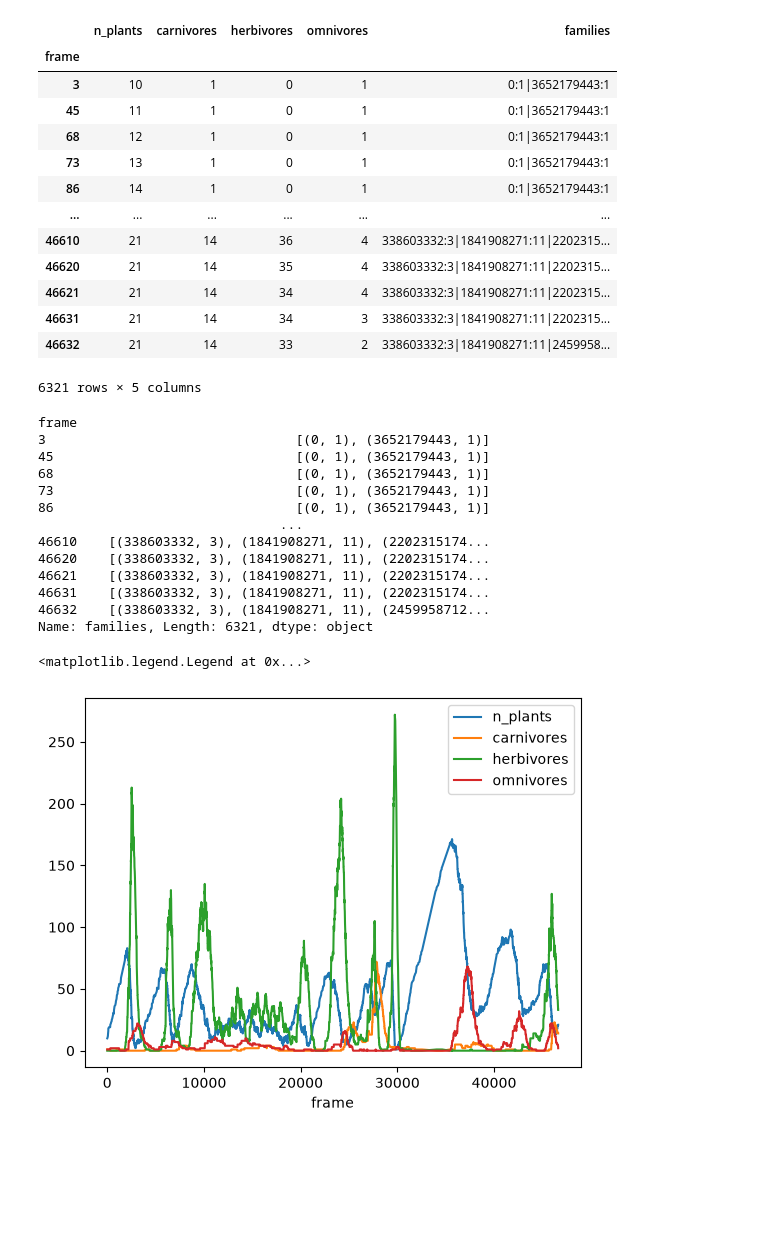
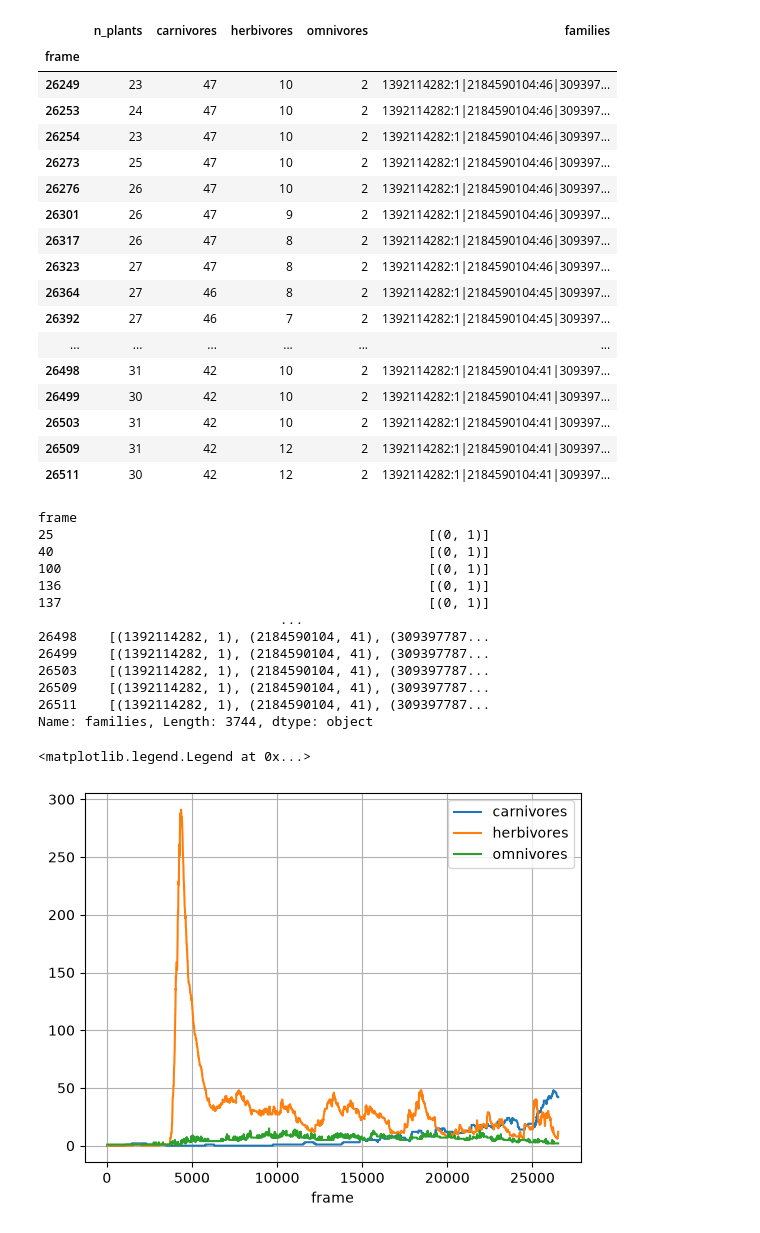
Before and after one commit to losredoe132/creatures, a Jupyter notebook: analysis/analysis.ipynb, the cells around one changed output. Saved outputs shown, nothing was run; the diff lists cells and outputs as text; code cells hidden in the pictures; blank space fills up the shorter version.

```diff
--- a/analysis/analysis.ipynb
+++ b/analysis/analysis.ipynb
@@ -5,7 +5,7 @@ import re
 import json
 import matplotlib.pyplot as plt
 # %%
-p = Path("/home/finn/workspace/creatures/logs/simulation_1782563299.log")
+p = Path("/home/finn/workspace/creatures/logs/simulation_1782586080.log")
 assert p.exists()
 # %%
 with open(p, "r") as f:
@@ -89,44 +74,49 @@ def extract_population_data(line):
     return m
 # %%
 df = pd.DataFrame(list(filter(None, map(extract_population_data, lines)))).set_index("frame")
-df
+df.tail(25)
 # %% [output]
 |  | n_plants | carnivores | herbivores | omnivores | families |
 | frame |  |  |  |  |  |
-| 3 | 10 | 1 | 0 | 1 | 0:1|3652179443:1 |
-| 45 | 11 | 1 | 0 | 1 | 0:1|3652179443:1 |
-| 68 | 12 | 1 | 0 | 1 | 0:1|3652179443:1 |
-| 73 | 13 | 1 | 0 | 1 | 0:1|3652179443:1 |
-| 86 | 14 | 1 | 0 | 1 | 0:1|3652179443:1 |
+| 26249 | 23 | 47 | 10 | 2 | 1392114282:1|2184590104:46|309397... |
+| 26253 | 24 | 47 | 10 | 2 | 1392114282:1|2184590104:46|309397... |
+| 26254 | 23 | 47 | 10 | 2 | 1392114282:1|2184590104:46|309397... |
+| 26273 | 25 | 47 | 10 | 2 | 1392114282:1|2184590104:46|309397... |
+| 26276 | 26 | 47 | 10 | 2 | 1392114282:1|2184590104:46|309397... |
+| 26301 | 26 | 47 | 9 | 2 | 1392114282:1|2184590104:46|309397... |
+| 26317 | 26 | 47 | 8 | 2 | 1392114282:1|2184590104:46|309397... |
+| 26323 | 27 | 47 | 8 | 2 | 1392114282:1|2184590104:46|309397... |
+| 26364 | 27 | 46 | 8 | 2 | 1392114282:1|2184590104:45|309397... |
+| 26392 | 27 | 46 | 7 | 2 | 1392114282:1|2184590104:45|309397... |
 | ... | ... | ... | ... | ... | ... |
-| 46610 | 21 | 14 | 36 | 4 | 338603332:3|1841908271:11|2202315... |
-| 46620 | 21 | 14 | 35 | 4 | 338603332:3|1841908271:11|2202315... |
-| 46621 | 21 | 14 | 34 | 4 | 338603332:3|1841908271:11|2202315... |
-| 46631 | 21 | 14 | 34 | 3 | 338603332:3|1841908271:11|2202315... |
-| 46632 | 21 | 14 | 33 | 2 | 338603332:3|1841908271:11|2459958... |
+| 26498 | 31 | 42 | 10 | 2 | 1392114282:1|2184590104:41|309397... |
+| 26499 | 30 | 42 | 10 | 2 | 1392114282:1|2184590104:41|309397... |
+| 26503 | 31 | 42 | 10 | 2 | 1392114282:1|2184590104:41|309397... |
+| 26509 | 31 | 42 | 12 | 2 | 1392114282:1|2184590104:41|309397... |
+| 26511 | 30 | 42 | 12 | 2 | 1392114282:1|2184590104:41|309397... |
-6321 rows × 5 columns
 # %%
 df["families"].str.split("|").apply(lambda x: [tuple(map(int, f.split(":"))) for f in x])
 # %% [output]
 frame
-3                                [(0, 1), (3652179443, 1)]
-45                               [(0, 1), (3652179443, 1)]
-68                               [(0, 1), (3652179443, 1)]
-73                               [(0, 1), (3652179443, 1)]
-86                               [(0, 1), (3652179443, 1)]
+25                                                [(0, 1)]
+40                                                [(0, 1)]
+100                                               [(0, 1)]
+136                                               [(0, 1)]
+137                                               [(0, 1)]
                                ...
-46610    [(338603332, 3), (1841908271, 11), (2202315174...
-46620    [(338603332, 3), (1841908271, 11), (2202315174...
-46621    [(338603332, 3), (1841908271, 11), (2202315174...
-46631    [(338603332, 3), (1841908271, 11), (2202315174...
-46632    [(338603332, 3), (1841908271, 11), (2459958712...
-Name: families, Length: 6321, dtype: object
+26498    [(1392114282, 1), (2184590104, 41), (309397787...
+26499    [(1392114282, 1), (2184590104, 41), (309397787...
+26503    [(1392114282, 1), (2184590104, 41), (309397787...
+26509    [(1392114282, 1), (2184590104, 41), (309397787...
+26511    [(1392114282, 1), (2184590104, 41), (309397787...
+Name: families, Length: 3744, dtype: object
 # %%
-df["n_plants"].plot()
+#df["n_plants"].plot()
 df["carnivores"].plot()
 df["herbivores"].plot()
 df["omnivores"].plot()
+plt.grid()
 plt.legend()
 # %% [output]
 <matplotlib.legend.Legend at 0x...>
-[figure, old version]
+[figure, new version]
```
Also changed, not shown: parts of 3 cells of this notebook, 5 other files.
